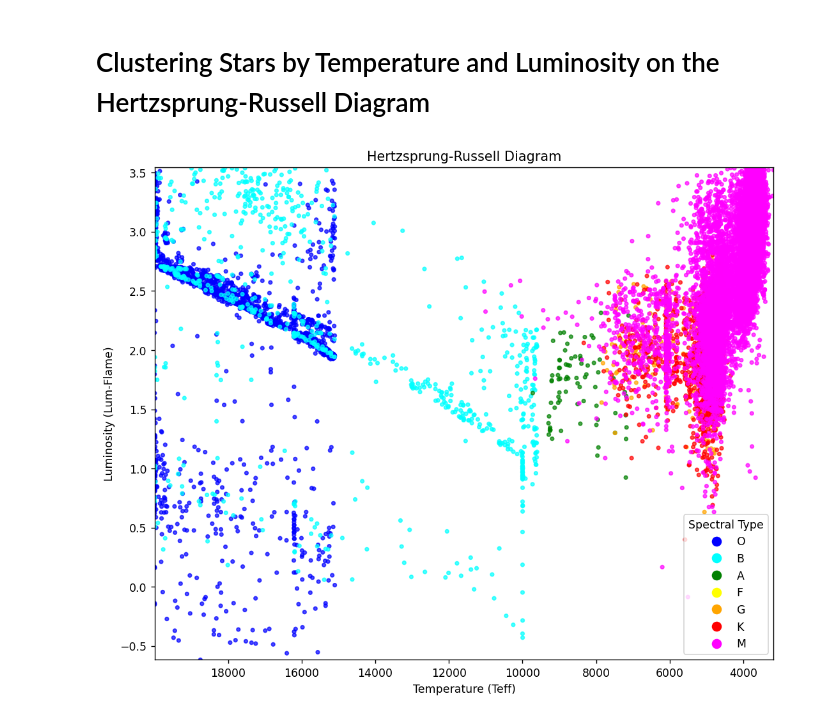
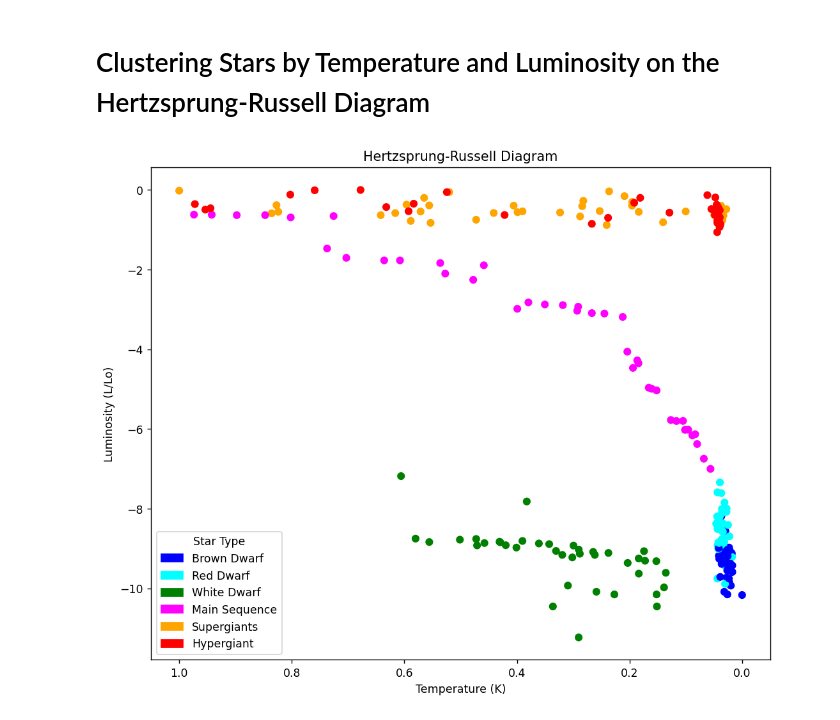
Before and after one commit to TheBigJig1/DSCI101_Clustering_Project, a Jupyter notebook: clustering.ipynb, the cells around one changed output. Drawn from its saved outputs; the diff is of its cells as text; code cells hidden in the pictures.

```diff
--- a/clustering.ipynb
+++ b/clustering.ipynb
@@ -31,65 +15,70 @@ dataN = pd.read_csv('normalizedGaia.csv')
 # %%
-# Visualize the dataset with a scatter plot
-# 10 groups (10 groups - White dwarfs, Giants, Supergiants, MainSequence-O, B, A, F, K, G, M)
-# Use color to indicate the label?
+# Load the dataset
+data = pd.read_csv('6 class csv.csv')
+data['Spectral Class'] = data['Spectral Class'].str.strip()
 
-# Visualize the dataset with a scatter plot
-x1 = data['Teff'].values
-y1 = data['Lum-Flame'].values
-spectral_types = data['SpType'].values
+# Select columns to normalize
+columns = ['Temperature(K)', 'Luminosity(L/Lo)']
+
+scaler = MinMaxScaler()
+data[columns] = scaler.fit_transform(data[columns])
+
+# Save the normalized data
+data.to_csv('normalized6class.csv', index=False)
+dataN = pd.read_csv('normalized6class.csv')
+
+# Select columns to print
+x1 = data['Temperature(K)']
+y1 = data['Luminosity(L/Lo)']
 
 # Apply log base 10 transformation to y1
 y1_log = np.log10(y1)
-
-# Remove values where y1_log is not defined (NaN or infinite)
-mask = np.isfinite(y1_log)
-x1 = x1[mask]
-y1_log = y1_log[mask]
-spectral_types = spectral_types[mask]
-
-# Remove values where 14900 < x < 15100
-mask = (x1 <= 14900) | (x1 >= 15100)
-x1 = x1[mask]
-y1_log = y1_log[mask]
-spectral_types = spectral_types[mask]
 
 # Define the range of the plot
 maxX1 = max(x1)
 minX1 = min(x1)
 maxY1 = max(y1_log)
 minY1 = min(y1_log)
 
 # Define a color map for spectral types
 color_map = {
-    'O': 'blue',
-    'B': 'cyan',
-    'A': 'green',
-    'F': 'yellow',
-    'G': 'orange',
-    'K': 'red',
-    'M': 'magenta'
+    0: 'blue',
+    1: 'cyan',
+    2: 'green',
+    3: 'magenta',
+    4: 'orange',
+    5: 'red'
+}
+
+label_map = {
+    0: 'Brown Dwarf',
+    1: 'Red Dwarf',
+    2: 'White Dwarf',
+    3: 'Main Sequence',
+    4: 'Supergiants',
+    5: 'Hypergiant'
 }
 
 # Assign colors based on spectral types
-colors = [color_map[sp] for sp in spectral_types]
+colors = [color_map.get(sp, 'black') for sp in data['Star type']]
 
 # Create a scatter plot
 plt.figure(figsize=(10, 8), dpi=125)
-plt.scatter(x1, y1_log, c=colors, s=10, alpha=0.7)
+plt.scatter(x1, y1_log, c=colors)
 
 # Add labels and title
-plt.xlabel('Temperature (Teff)')
-plt.ylabel('Luminosity (Lum-Flame)')
+plt.xlabel('Temperature (K)')
+plt.ylabel('Luminosity (L/Lo)')
 plt.title('Hertzsprung-Russell Diagram')
-plt.legend(handles=[plt.Line2D([0], [0], marker='o', color='w', markerfacecolor=color, markersize=10, label=sp) for sp, color in color_map.items()], title='Spectral Type')
 
-plt.xlim(minX1, maxX1)  # Adjust these values based on your data range
-plt.ylim(minY1, maxY1)  # Adjust these values based on your data range
+# Create custom legend
+legend_patches = [mpatches.Patch(color=color, label=label_map[star_type]) for star_type, color in color_map.items()]
+plt.legend(handles=legend_patches, title='Star Type')
 
 plt.gca().invert_xaxis()
 
 plt.show()
 # %% [output]
-[figure, old version]
+[figure, new version]
 # %%
 # Read the CSV file
```
Also changed, not shown: parts of 5 cells of this notebook, 2 other files.
